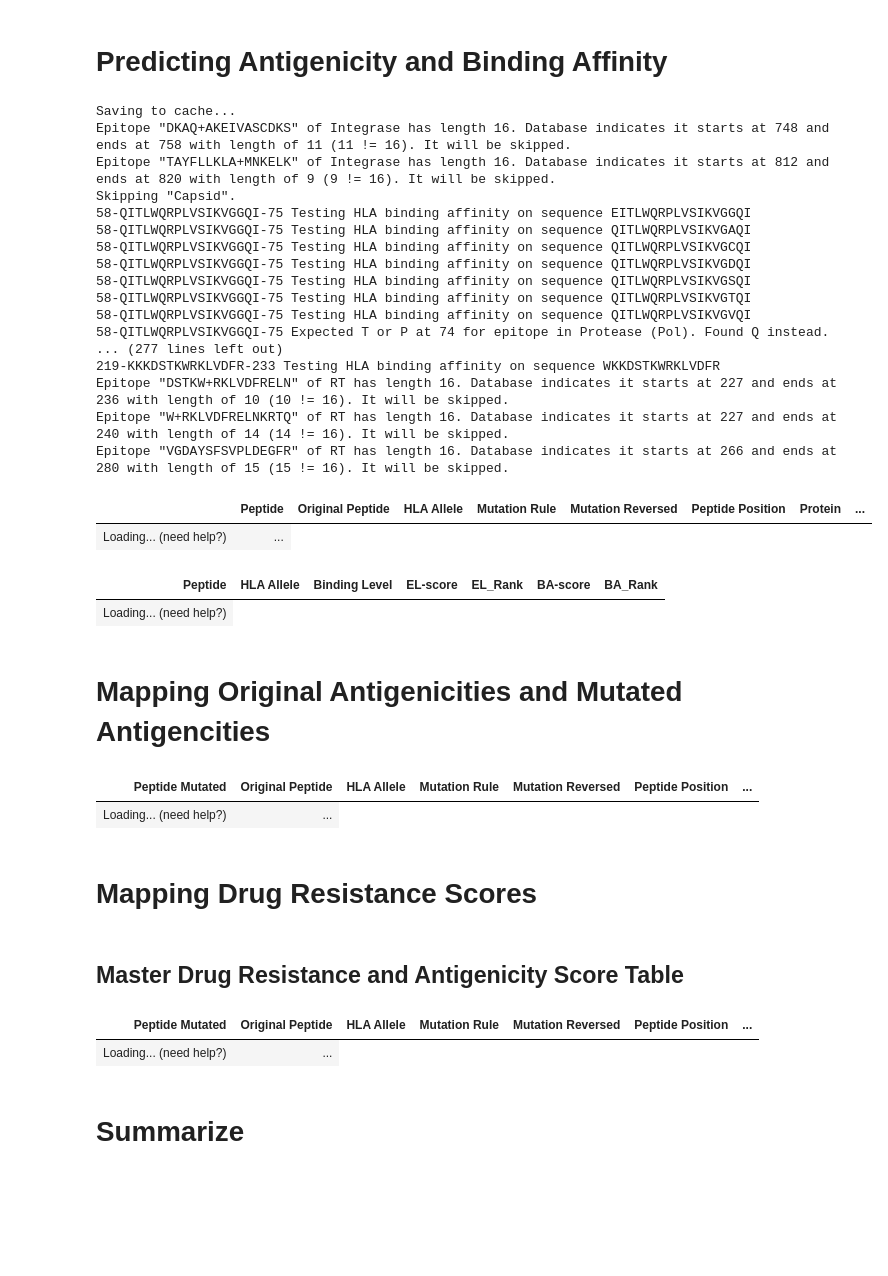
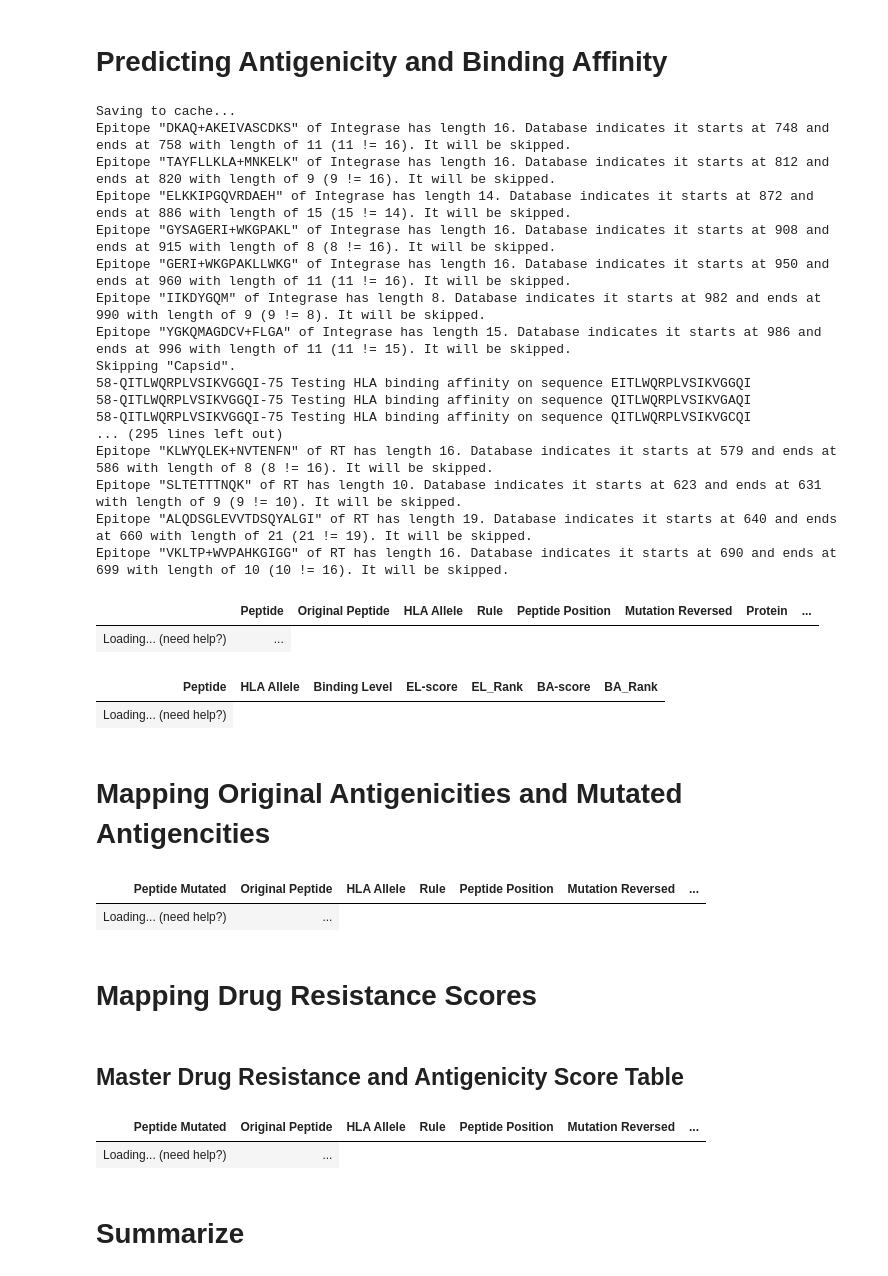
Before and after one commit to RealYHD/BCB430, a Jupyter notebook: Effects of DRM Mutations on Epitope Antigenicity.ipynb, the cells around one changed output. Drawn from its saved outputs; the diff is of its cells as text; code cells hidden in the pictures; blank space fills up the shorter version.

```diff
--- a/Effects of DRM Mutations on Epitope Antigenicity.ipynb
+++ b/Effects of DRM Mutations on Epitope Antigenicity.ipynb
@@ -185,7 +179,7 @@ for drug_class, drm_score in drm_scores.items():
     if drug_class not in epitope_mutation_map:
         drug_target = drug_class_targets[drug_class]
         epitope_mutation_map[drug_target] = {}
-    for index, hxb2_rule in drm_score[["Mutation Rule"]].itertuples():
+    for index, hxb2_rule in drm_score[["Rule"]].itertuples():
         original, position, mutation = hxb2_rule
         position = int(position)
         if position not in epitope_mutation_map[drug_target]:
@@ -301,8 +295,8 @@ hiv_associated_hla_alleles = [
 ]
 
 ### Configuration
-hla_alleles = common_hla_alleles
-max_per_epitope = 100
+hla_alleles = all_hla_alleles
+max_per_epitope = 0
 # %%
 
 ### Running
@@ -362,45 +356,45 @@ else:
                         if mutated_epitope is not None:
                             epitopes_to_test.append(mutated_epitope)
                             corresponding_positions.append((start, end))
                             corresponding_peptides.append(epitope)
                             corresponding_mutations.append((original_aa, pos, mutation_aa))
             if len(epitopes_to_test) > 1:
                 for hla_allele in hla_alleles:
                     protein_epitope_antigenicities = predict_antigenicity(epitopes_to_test, hla_alleles=[hla_allele])
                     protein_epitope_antigenicities.insert(loc=1, column="Original Peptide", value=corresponding_peptides)
-                    protein_epitope_antigenicities.insert(loc=3, column="Mutation Rule", value=corresponding_mutations)
+                    protein_epitope_antigenicities.insert(loc=3, column="Rule", value=corresponding_mutations)
                     protein_epitope_antigenicities.insert(loc=4, column="Peptide Position", value=corresponding_positions)
                     protein_epitope_antigenicities.insert(loc=5, column="Mutation Reversed", value=reversed_mutations)
                     protein_epitope_antigenicities.insert(loc=6, column="Protein", value=epitope_protein)
                     antigenicity_table.append(protein_epitope_antigenicities)
     antigenicity_table = pd.concat(antigenicity_table)
     with open(antigenicity_cache_path, 'wb') as handle:
         print("Saving to cache...")
         pickle.dump(antigenicity_table, handle)
     unmutated_antigenicity_table = predict_antigenicity(unmutated_epitopes_to_test, hla_alleles=hla_alleles)
     print("\n".join(process_log))
 
 itable(antigenicity_table)
 itable(unmutated_antigenicity_table)
 # %% [output]
 Saving to cache...
 Epitope "DKAQ+AKEIVASCDKS" of Integrase has length 16. Database indicates it starts at 748 and ends at 758 with length of 11 (11 != 16). It will be skipped.
 Epitope "TAYFLLKLA+MNKELK" of Integrase has length 16. Database indicates it starts at 812 and ends at 820 with length of 9 (9 != 16). It will be skipped.
+Epitope "ELKKIPGQVRDAEH" of Integrase has length 14. Database indicates it starts at 872 and ends at 886 with length of 15 (15 != 14). It will be skipped.
+Epitope "GYSAGERI+WKGPAKL" of Integrase has length 16. Database indicates it starts at 908 and ends at 915 with length of 8 (8 != 16). It will be skipped.
+Epitope "GERI+WKGPAKLLWKG" of Integrase has length 16. Database indicates it starts at 950 and ends at 960 with length of 11 (11 != 16). It will be skipped.
+Epitope "IIKDYGQM" of Integrase has length 8. Database indicates it starts at 982 and ends at 990 with length of 9 (9 != 8). It will be skipped.
+Epitope "YGKQMAGDCV+FLGA" of Integrase has length 15. Database indicates it starts at 986 and ends at 996 with length of 11 (11 != 15). It will be skipped.
 Skipping "Capsid".
 58-QITLWQRPLVSIKVGGQI-75 Testing HLA binding affinity on sequence EITLWQRPLVSIKVGGQI
 58-QITLWQRPLVSIKVGGQI-75 Testing HLA binding affinity on sequence QITLWQRPLVSIKVGAQI
 58-QITLWQRPLVSIKVGGQI-75 Testing HLA binding affinity on sequence QITLWQRPLVSIKVGCQI
-58-QITLWQRPLVSIKVGGQI-75 Testing HLA binding affinity on sequence QITLWQRPLVSIKVGDQI
-58-QITLWQRPLVSIKVGGQI-75 Testing HLA binding affinity on sequence QITLWQRPLVSIKVGSQI
-58-QITLWQRPLVSIKVGGQI-75 Testing HLA binding affinity on sequence QITLWQRPLVSIKVGTQI
-58-QITLWQRPLVSIKVGGQI-75 Testing HLA binding affinity on sequence QITLWQRPLVSIKVGVQI
-58-QITLWQRPLVSIKVGGQI-75 Expected T or P at 74 for epitope in Protease (Pol). Found Q instead.
-... (277 lines left out)
-219-KKKDSTKWRKLVDFR-233 Testing HLA binding affinity on sequence WKKDSTKWRKLVDFR
-Epitope "DSTKW+RKLVDFRELN" of RT has length 16. Database indicates it starts at 227 and ends at 236 with length of 10 (10 != 16). It will be skipped.
-Epitope "W+RKLVDFRELNKRTQ" of RT has length 16. Database indicates it starts at 227 and ends at 240 with length of 14 (14 != 16). It will be skipped.
-Epitope "VGDAYSFSVPLDEGFR" of RT has length 16. Database indicates it starts at 266 and ends at 280 with length of 15 (15 != 16). It will be skipped.
+... (295 lines left out)
+Epitope "KLWYQLEK+NVTENFN" of RT has length 16. Database indicates it starts at 579 and ends at 586 with length of 8 (8 != 16). It will be skipped.
+Epitope "SLTETTTNQK" of RT has length 10. Database indicates it starts at 623 and ends at 631 with length of 9 (9 != 10). It will be skipped.
+Epitope "ALQDSGLEVVTDSQYALGI" of RT has length 19. Database indicates it starts at 640 and ends at 660 with length of 21 (21 != 19). It will be skipped.
+Epitope "VKLTP+WVPAHKGIGG" of RT has length 16. Database indicates it starts at 690 and ends at 699 with length of 10 (10 != 16). It will be skipped.
-|  | Peptide | Original Peptide | HLA Allele | Mutation Rule | Mutation Reversed | Peptide Position | Protein | ... |
+|  | Peptide | Original Peptide | HLA Allele | Rule | Peptide Position | Mutation Reversed | Protein | ... |
 | Loading... (need help?) | ... |
 | Peptide | HLA Allele | Binding Level | EL-score | EL_Rank | BA-score | BA_Rank |
 | Loading... (need help?) |
@@ -432,7 +426,7 @@ antigenicity_change_table.insert(
 )
 itable(antigenicity_change_table)
 # %% [output]
-| Peptide Mutated | Original Peptide | HLA Allele | Mutation Rule | Mutation Reversed | Peptide Position | ... |
+| Peptide Mutated | Original Peptide | HLA Allele | Rule | Peptide Position | Mutation Reversed | ... |
 | Loading... (need help?) | ... |
 # %% [markdown]
 # Mapping Drug Resistance Scores
@@ -441,15 +435,15 @@ master_antigenicity_drm_table = pd.merge(
     left=antigenicity_change_table,
     right=master_drm_table,
     how="left",
-    left_on=["Mutation Rule", "Protein"],
-    right_on=["Mutation Rule", "Protein"]
+    left_on=["Rule", "Protein"],
+    right_on=["Rule", "Protein"]
 )
 
 display(Markdown(f"## Master Drug Resistance and Antigenicity Score Table"))
 itable(master_antigenicity_drm_table, maxBytes=0)
 # %% [output]
 ## Master Drug Resistance and Antigenicity Score Table
-| Peptide Mutated | Original Peptide | HLA Allele | Mutation Rule | Mutation Reversed | Peptide Position | ... |
+| Peptide Mutated | Original Peptide | HLA Allele | Rule | Peptide Position | Mutation Reversed | ... |
 | Loading... (need help?) | ... |
 # %% [markdown]
 # Summarize
```
Also changed, not shown: parts of 3 cells of this notebook, 1 other file.
